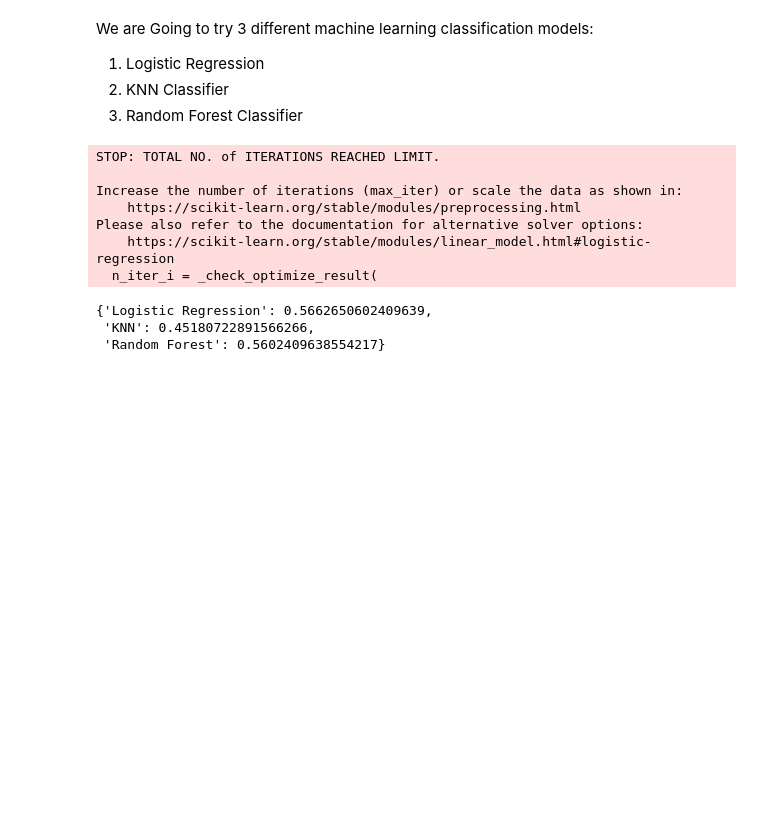
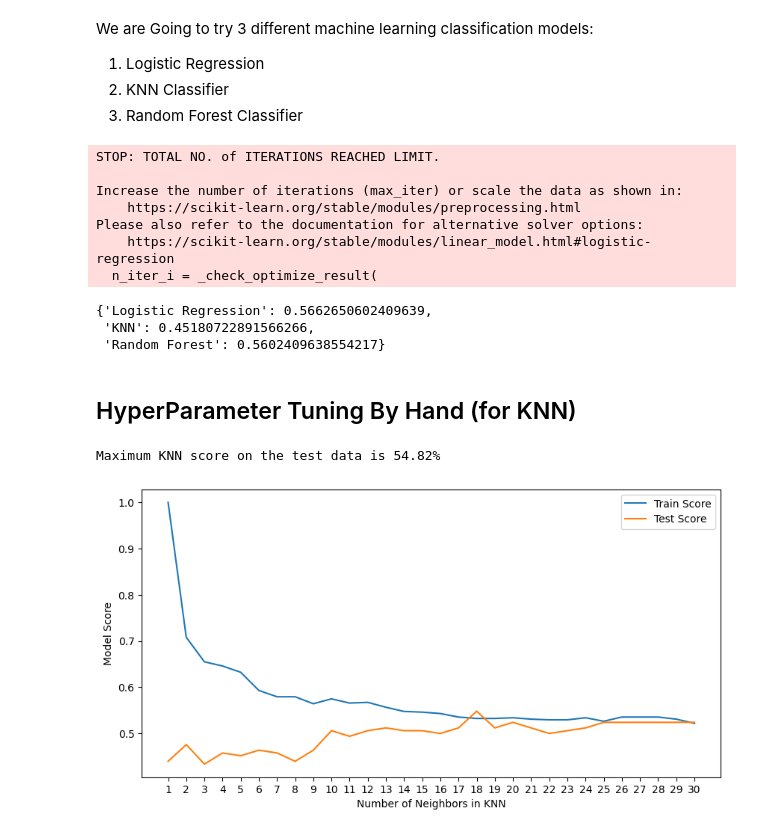
Before and after one commit to Mohamad-Namaki/Classification-Project-UCI-Heart-Disease, a Jupyter notebook: Project.ipynb, the cells around one changed output. Cells and saved outputs as stored; diff of their text form; code cells hidden in the pictures; blank space fills up the shorter version.

Commit message:
Hyperparameter Tuning By Hand (for KNN)

```diff
--- a/Project.ipynb
+++ b/Project.ipynb
@@ -209,3 +209,27 @@ Please also refer to the documentation for alternative solver options:
 {'Logistic Regression': 0.5662650602409639,
  'KNN': 0.45180722891566266,
  'Random Forest': 0.5602409638554217}
+# %% [markdown]
+## HyperParameter Tuning By Hand (for KNN)
+# %%
+train_score = []
+test_score = []
+neighbors = range(1,31)
+knn = KNeighborsClassifier()
+for i in neighbors :
+    knn.set_params(n_neighbors=i)
+    knn.fit(x_train, y_train)
+    train_score.append(knn.score(x_train, y_train))
+    test_score.append(knn.score(x_test, y_test))
+# %%
+plt.figure(figsize=(10, 5))
+plt.plot(neighbors, train_score,label="Train Score")
+plt.plot(neighbors, test_score,label="Test Score")
+plt.xticks(np.arange(1, 31, 1))
+plt.xlabel('Number of Neighbors in KNN')
+plt.ylabel('Model Score')
+plt.legend()
+print(f"Maximum KNN score on the test data is {max(test_score)*100:0.2f}%")
+# %% [output]
+Maximum KNN score on the test data is 54.82%
+[figure, added]
```
